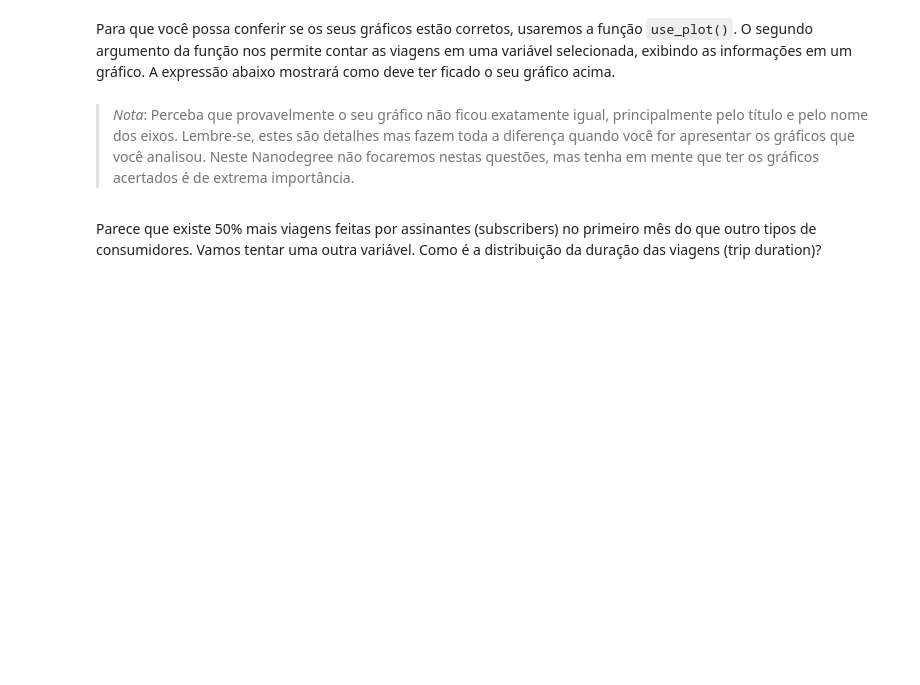
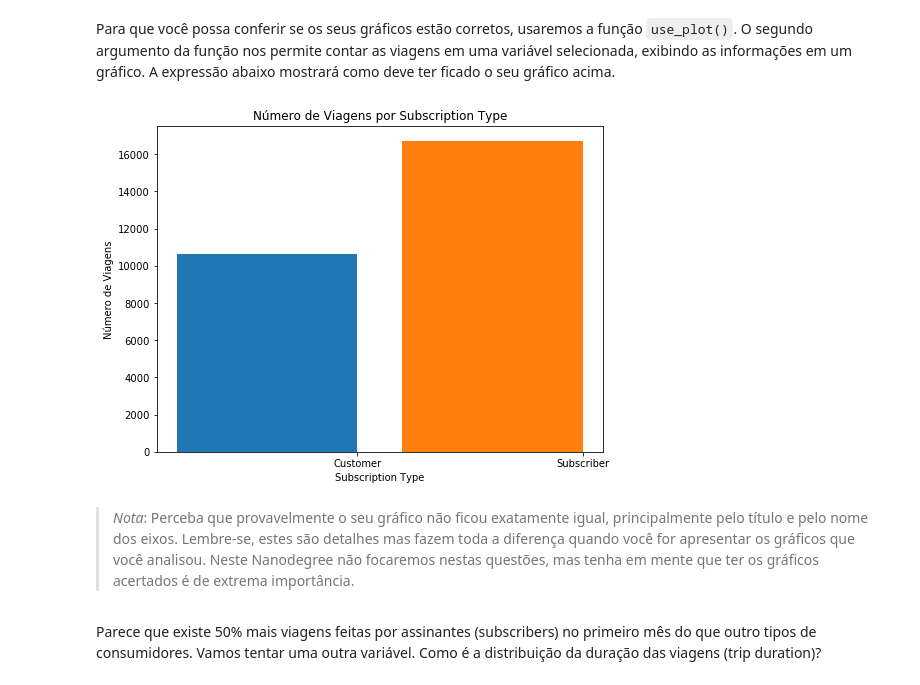
Before and after one commit to jpventura/BikeShareAnalysis, a Jupyter notebook: Analise_Bay_Area_Bike_Share-NDFDSI.ipynb, the cells around one changed output. Saved outputs shown, nothing was run; the diff lists cells and outputs as text; code cells hidden in the pictures; blank space fills up the shorter version.

```diff
--- a/Analise_Bay_Area_Bike_Share-NDFDSI.ipynb
+++ b/Analise_Bay_Area_Bike_Share-NDFDSI.ipynb
@@ -290,7 +289,9 @@ AttributeError: 'DataFrame' object has no attribute 'group_by'
 Para que você possa conferir se os seus gráficos estão corretos, usaremos a função `use_plot()`. O segundo argumento da função nos permite contar as viagens em uma variável selecionada, exibindo as informações em um gráfico. A expressão abaixo mostrará como deve ter ficado o seu gráfico acima.
 # %%
 # como o seu gráfico deve ficar. Descomente a linha abaixo caso queira rodar este comando
-# usage_plot(trip_data, 'subscription_type')
+usage_plot(trip_data, 'subscription_type')
+# %% [output]
+[figure, added]
 # %% [markdown]
 >*Nota*: Perceba que provavelmente o seu gráfico não ficou exatamente igual, principalmente pelo título e pelo nome dos eixos. Lembre-se, estes são detalhes mas fazem toda a diferença quando você for apresentar os gráficos que você analisou. Neste Nanodegree não focaremos nestas questões, mas tenha em mente que ter os gráficos acertados é de extrema importância.
 # %% [markdown]
```
Also changed, not shown: parts of 7 cells of this notebook.
